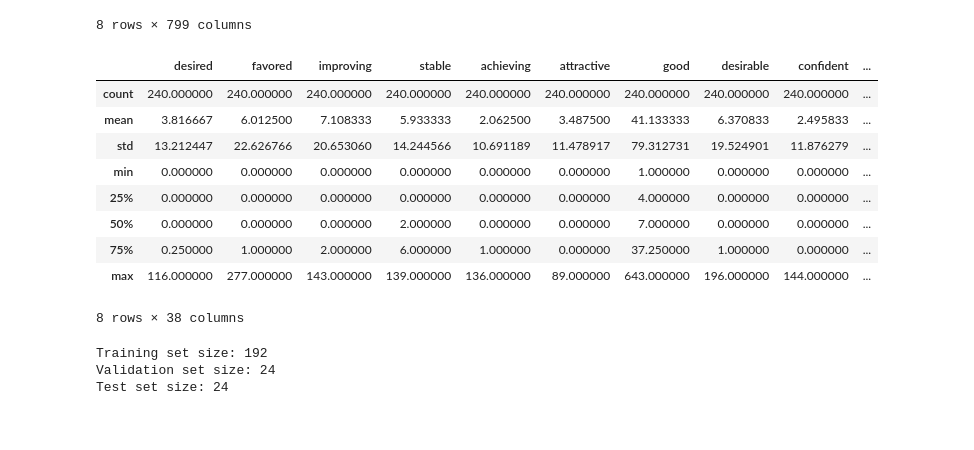
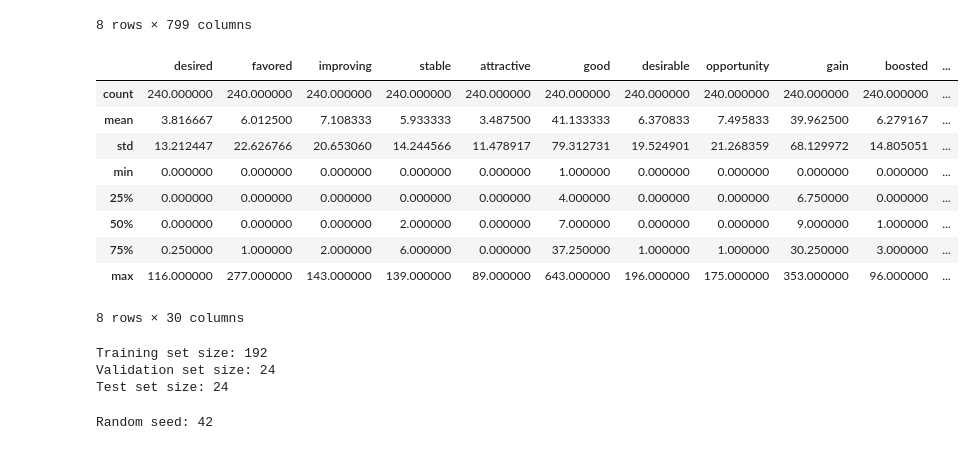
Before and after one commit to abactat/FOMC_Sentiment_Analysis, a Jupyter notebook: notebooks/Model Data Augmentation.ipynb, the cells around one changed output. Saved outputs shown, nothing was run; the diff lists cells and outputs as text; code cells hidden in the pictures.

```diff
--- a/notebooks/Model Data Augmentation.ipynb
+++ b/notebooks/Model Data Augmentation.ipynb
@@ -509,22 +511,22 @@ subset_words.describe()
 # %%
 # Calculate the mean of each column in the 'subset_words' DataFrame
 column_means = subset_words.mean()
 
-# Create a subset of columns with mean >= 2
-selected_columns = column_means[column_means >= 2].index
+# Create a subset of columns with mean >= 3
+selected_columns = column_means[column_means >= 3].index
 
 # Create a new DataFrame with only the selected columns
-subset_words_mean_2 = subset_words[selected_columns]
+subset_words_mean_3 = subset_words[selected_columns]
 
-subset_words_mean_2.describe()
+subset_words_mean_3.describe()
 # %% [output]
-|  | desired | favored | improving | stable | achieving | attractive | good | desirable | confident | ... |
-| count | 240.000000 | 240.000000 | 240.000000 | 240.000000 | 240.000000 | 240.000000 | 240.000000 | 240.000000 | 240.000000 | ... |
-| mean | 3.816667 | 6.012500 | 7.108333 | 5.933333 | 2.062500 | 3.487500 | 41.133333 | 6.370833 | 2.495833 | ... |
-| std | 13.212447 | 22.626766 | 20.653060 | 14.244566 | 10.691189 | 11.478917 | 79.312731 | 19.524901 | 11.876279 | ... |
-| min | 0.000000 | 0.000000 | 0.000000 | 0.000000 | 0.000000 | 0.000000 | 1.000000 | 0.000000 | 0.000000 | ... |
-| 25% | 0.000000 | 0.000000 | 0.000000 | 0.000000 | 0.000000 | 0.000000 | 4.000000 | 0.000000 | 0.000000 | ... |
-| 50% | 0.000000 | 0.000000 | 0.000000 | 2.000000 | 0.000000 | 0.000000 | 7.000000 | 0.000000 | 0.000000 | ... |
-| 75% | 0.250000 | 1.000000 | 2.000000 | 6.000000 | 1.000000 | 0.000000 | 37.250000 | 1.000000 | 0.000000 | ... |
-| max | 116.000000 | 277.000000 | 143.000000 | 139.000000 | 136.000000 | 89.000000 | 643.000000 | 196.000000 | 144.000000 | ... |
+|  | desired | favored | improving | stable | attractive | good | desirable | opportunity | gain | boosted | ... |
+| count | 240.000000 | 240.000000 | 240.000000 | 240.000000 | 240.000000 | 240.000000 | 240.000000 | 240.000000 | 240.000000 | 240.000000 | ... |
+| mean | 3.816667 | 6.012500 | 7.108333 | 5.933333 | 3.487500 | 41.133333 | 6.370833 | 7.495833 | 39.962500 | 6.279167 | ... |
+| std | 13.212447 | 22.626766 | 20.653060 | 14.244566 | 11.478917 | 79.312731 | 19.524901 | 21.268359 | 68.129972 | 14.805051 | ... |
+| min | 0.000000 | 0.000000 | 0.000000 | 0.000000 | 0.000000 | 1.000000 | 0.000000 | 0.000000 | 0.000000 | 0.000000 | ... |
+| 25% | 0.000000 | 0.000000 | 0.000000 | 0.000000 | 0.000000 | 4.000000 | 0.000000 | 0.000000 | 6.750000 | 0.000000 | ... |
+| 50% | 0.000000 | 0.000000 | 0.000000 | 2.000000 | 0.000000 | 7.000000 | 0.000000 | 0.000000 | 9.000000 | 1.000000 | ... |
+| 75% | 0.250000 | 1.000000 | 2.000000 | 6.000000 | 0.000000 | 37.250000 | 1.000000 | 1.000000 | 30.250000 | 3.000000 | ... |
+| max | 116.000000 | 277.000000 | 143.000000 | 139.000000 | 89.000000 | 643.000000 | 196.000000 | 175.000000 | 353.000000 | 96.000000 | ... |
-8 rows × 38 columns
+8 rows × 30 columns
@@ -545,0 +615,36 @@ Test set size: 24
+# %%
+# Set the random seed for reproducibility
+random_seed = 42
+random.seed(random_seed)
+np.random.seed(random_seed)
+
+# Define hyperparameter grid for GridSearchCV
+param_grid = {
+    'n_estimators': [5, 10, 15, 20, 25, 30, 35, 40, 45, 50],
+    'max_depth': [None, 10, 20, 30],
+    'min_samples_split': [2, 5, 10],
+}
+
+# Create GridSearchCV with 5-fold cross-validation
+grid_search = GridSearchCV(estimator=rf_model, param_grid=param_grid, cv=5, n_jobs=-1)
+
+# Fit the model to the training data and find the best hyperparameters
+grid_search.fit(X_train, y_train)
+
+# Get the best model with optimal hyperparameters
+second_rf_model_5 = grid_search.best_estimator_
+
+# Predict y_train_pred on the training set
+y_train_pred = second_rf_model_5.predict(X_train)
+
+# Predict y_valid_pred on the validation set
+y_valid_pred = second_rf_model_5.predict(X_valid)
+
+# Round the predicted values to the nearest possible value
+y_train_pred = [round_to_nearest(val, possible_values) for val in y_train_pred]
+y_valid_pred = [round_to_nearest(val, possible_values) for val in y_valid_pred]
+
+# Output the random seed
+print("Random seed:", random_seed)
+# %% [output]
+Random seed: 42
```
Also changed, not shown: parts of 8 cells of this notebook, 13 other files.
